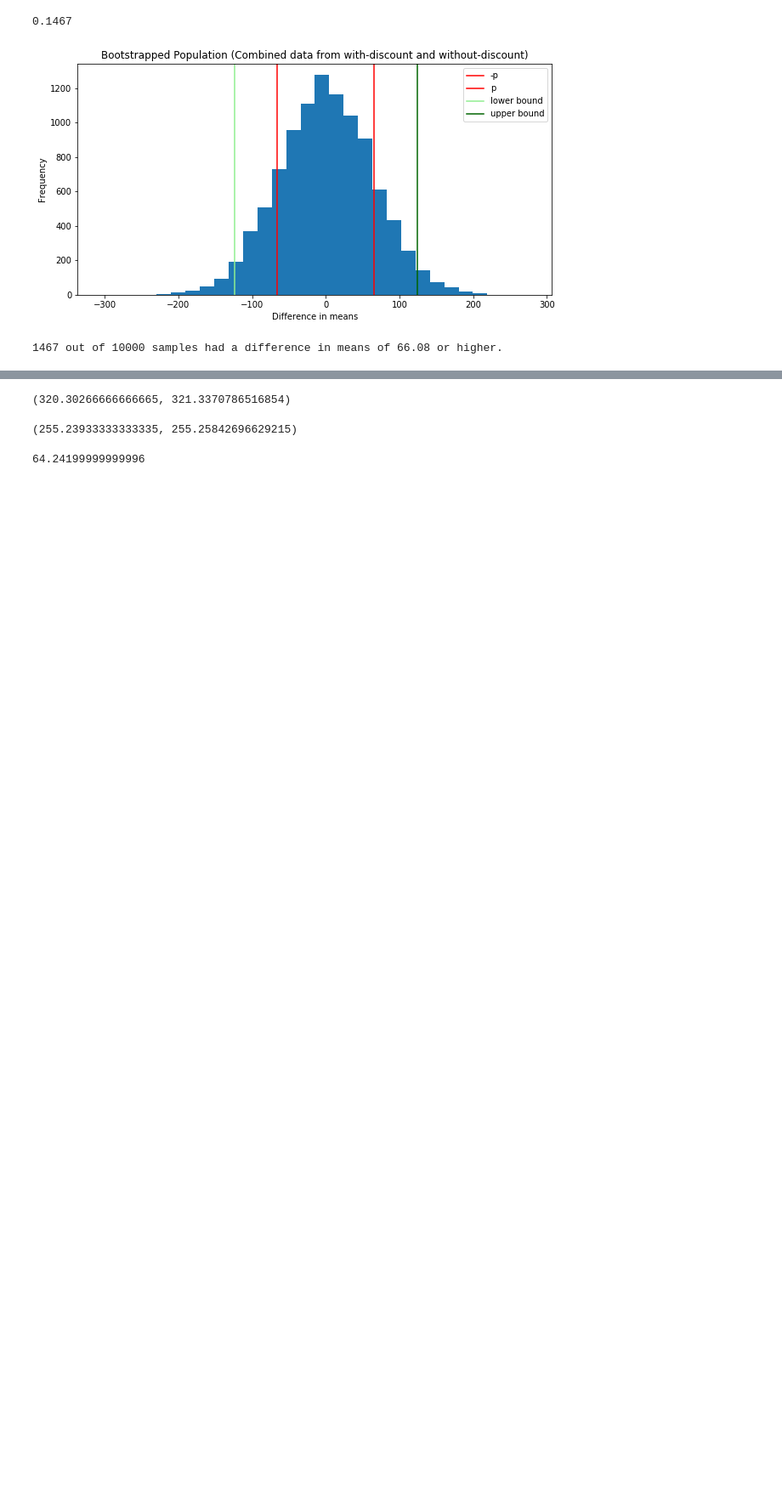
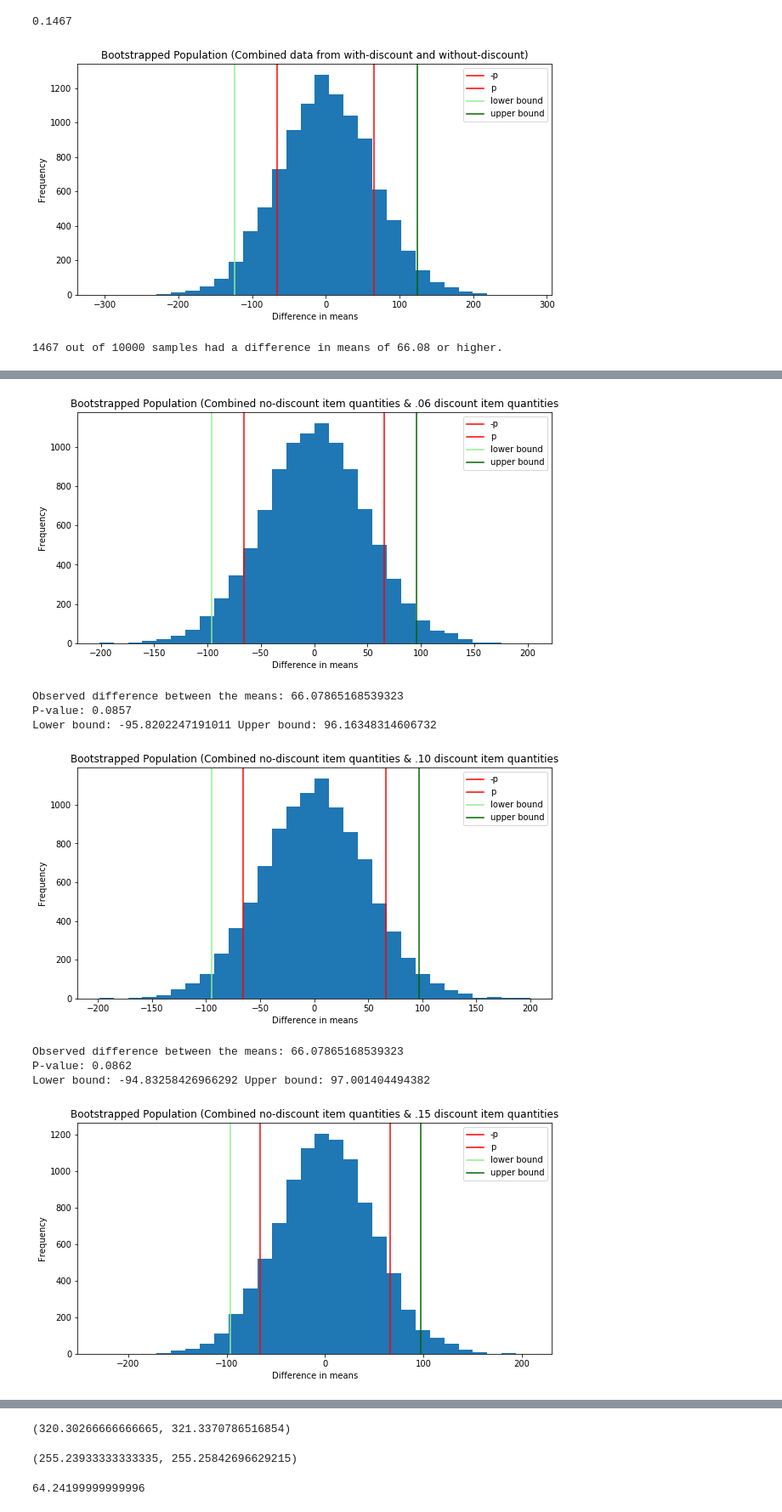
Before and after one commit to ssrosa/dsc-2-final-project-online-ds-pt-100118, a Jupyter notebook: student.ipynb, the cells around one changed output, grey strips where cells are left out. Shown: that part at 85% size. Saved outputs shown, nothing was run; the diff lists cells and outputs as text; code cells hidden in the pictures; blank space fills up the shorter version.

```diff
--- a/student.ipynb
+++ b/student.ipynb
@@ -476,5 +369,0 @@ array([337.73033708, 328.52808989, 329.23595506, ..., 354.20224719,
-# %%
-treatment1_boot = [] #10,000 permutations with replacement
-for i in range(permus):
-    np.random.seed(i)
-    treatment1_boot.append((resample(treatment1)))
@@ -582,0 +442,2 @@ print(means_below_observed, 'out of', permus, 'samples had a difference in means
+# %%
+disc_levels = [disc06, disc10, disc15, disc20, disc25]
@@ -582,0 +461,69 @@ print(means_below_observed, 'out of', permus, 'samples had a difference in means
+# %%
+#More bootstrapping
+#Put the two groups of data into arrays to be resampled &c
+permus = 10000 #number of samples to take
+
+combo06 = []
+combo10 = []
+combo15 = []
+combo20 = []
+combo25 = []
+combos = [combo06, combo10, combo15, combo20, combo25]
+discounts = ['.06', '.10', '.15', '.20', '.25']
+levels_combos = list(zip(disc_levels, combos, discounts))
+# %%
+control = control1
+
+for treatment, combo, discount in levels_combos:
+    combo = np.concatenate((control1, treatment), axis = 0) #both dists combined for taking samples
+
+    permus_control = []
+    permus_treatment = []
+
+    for i in range(permus): #Generate this many permutations
+        np.random.seed(i) #seed for consistency
+        permus_control.append(resample(combo, n_samples = len(control)))
+        permus_treatment.append(resample(combo, n_samples = len(treatment)))
+
+    #Take the difference in means between the two sets of permutations
+    diff_boot_means = (np.mean(permus_control, axis = 1) - np.mean(permus_treatment, axis = 1))
+    observed_diff = (np.mean(control1) - np.mean(treatment1))
+
+    #Find the p value by counting how many differences in mean were greater than
+    #or equal to the observed difference in means.
+    means_below_observed = diff_boot_means[diff_boot_means >= observed_diff].shape[0]
+    p = means_below_observed / permus
+
+    #Get the difference between control and treatment to
+    #find the confidence interval
+    lower_bound = np.percentile(diff_boot_means, 2.5)
+    upper_bound = np.percentile(diff_boot_means, 97.5)
+
+    #Plot the differences in means between the 2 bootstrapped groups with the p value
+    fig = plt.figure(figsize = (10,5))
+    ax = plt.hist(diff_boot_means, bins = 30)
+    plt.axvline(-observed_diff, color = 'red', label = '-p')
+    plt.axvline(observed_diff, color = 'red', label = 'p')
+    plt.axvline(lower_bound, color = 'lightgreen', label = 'lower bound')
+    plt.axvline(upper_bound, color = 'darkgreen', label = 'upper bound')
+    plt.xlabel('Difference in means')
+    plt.ylabel('Frequency')
+    plt.legend()
+    title = 'Bootstrapped Population (Combined no-discount item quantities & ' + discount + ' discount item quantities)'
+    plt.title(title)
+    plt.show()
+
+    #Print summary
+    print('Observed difference between the means:', observed_diff)
+    print('P-value:', p)
+    print('Lower bound:', lower_bound, 'Upper bound:', upper_bound)
+# %% [output]
+[figure, added]
+Observed difference between the means: 66.07865168539323
+P-value: 0.0857
+Lower bound: -95.8202247191011 Upper bound: 96.16348314606732
+[figure, added]
+Observed difference between the means: 66.07865168539323
+P-value: 0.0862
+Lower bound: -94.83258426966292 Upper bound: 97.001404494382
+[figure, added]
```
Also changed, not shown: parts of 75 cells of this notebook.
